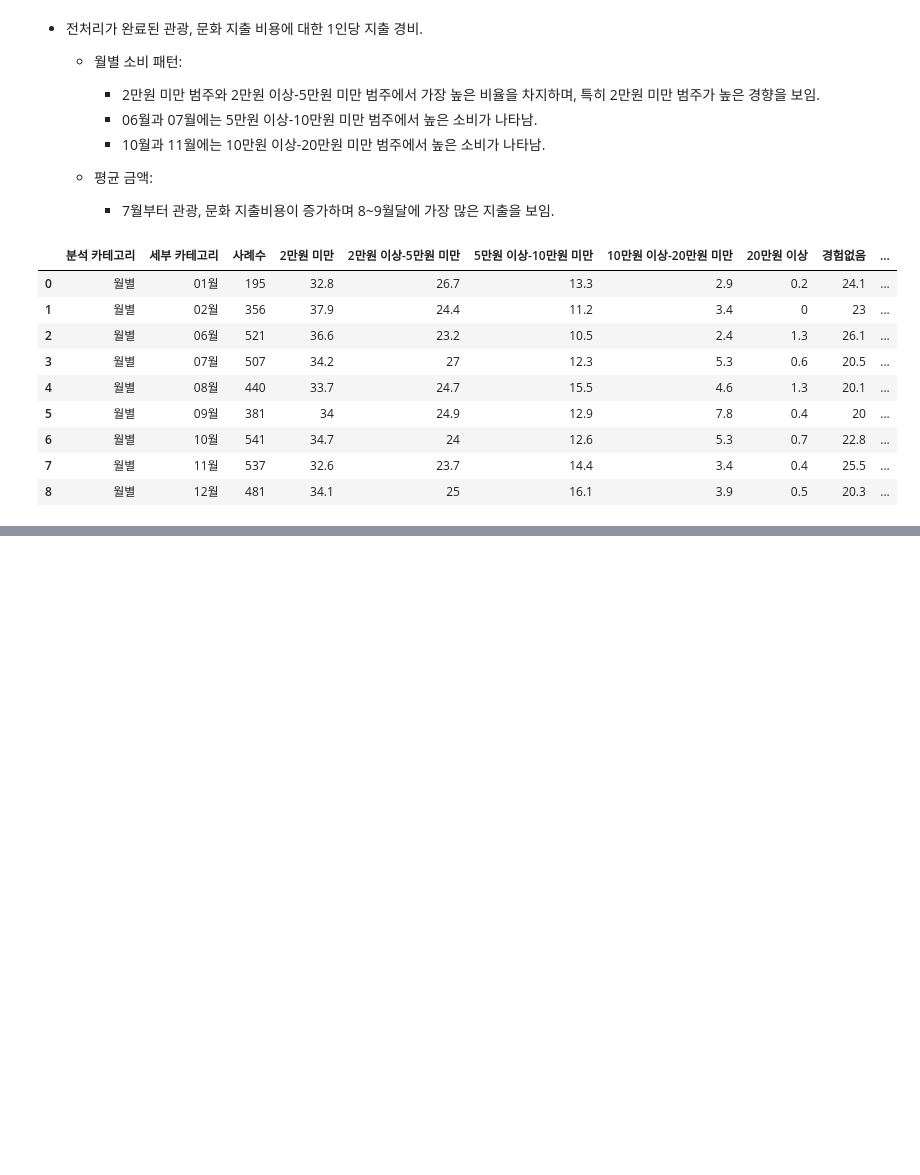
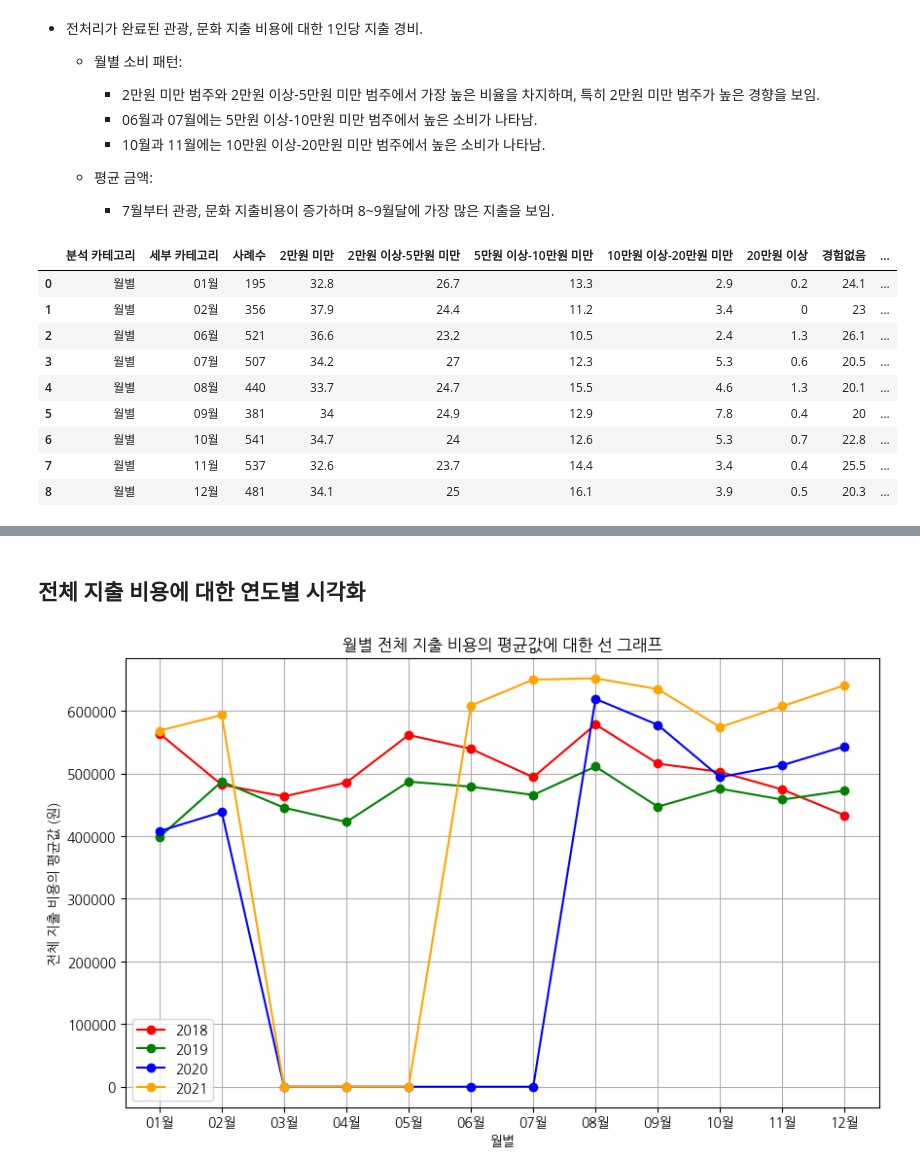
Before and after one commit to HaJeong-K/Jeju_project, a Jupyter notebook: 물가 전체 데이터.ipynb, the cells around one changed output, grey strips where cells are left out. Saved outputs shown, nothing was run; the diff lists cells and outputs as text; code cells hidden in the pictures; blank space fills up the shorter version.

```diff
--- a/물가 전체 데이터.ipynb
+++ b/물가 전체 데이터.ipynb
@@ -2848,0 +2910,61 @@ culture_cost_2021
+# %% [markdown]
+## 전체 지출 비용에 대한 연도별 시각화
+# %%
+import matplotlib.pyplot as plt
+%matplotlib inline
+
+# 각 연도별 월별 평균값을 정수형 리스트로 변환하기
+total_mean_cost_2018 = total_cost_2018['평균'].astype(int).tolist()
+total_mean_cost_2019 = total_cost_2019['평균'].astype(int).tolist()
+total_mean_cost_2020 = total_cost_2020['평균'].astype(int).tolist()
+total_mean_cost_2021 = total_cost_2021['평균'].astype(int).tolist()
+
+months = ['01월', '02월', '03월', '04월', '05월', '06월', '07월', '08월', '09월', '10월', '11월', '12월']
+
+# 2020년, 2021년 결측치 처리
+missing_months_2020 = ['03월', '04월', '05월', '06월', '07월']
+missing_months_2021 = ['03월', '04월', '05월']
+
+# 2020년 데이터 정의 및 결측치 추가
+months_2020 = months.copy()
+total_mean_cost_2020 = total_mean_cost_2020.copy()
+
+for month in missing_months_2020:
+    idx = months_2020.index(month)
+    total_mean_cost_2020.insert(idx, 0)
+
+# 2021년 데이터 정의 및 결측치 추가
+months_2021 = months.copy()
+total_mean_cost_2021 = total_mean_cost_2021.copy()
+
+for month in missing_months_2021:
+    idx = months_2021.index(month)
+    total_mean_cost_2021.insert(idx, 0)
+
+
+plt.figure(figsize=(10, 6))
+
+plt.plot(months, total_mean_cost_2018, marker='o', linestyle='-', color='red', label='2018')
+plt.plot(months, total_mean_cost_2019, marker='o', linestyle='-', color='green', label='2019')
+plt.plot(months, total_mean_cost_2020, marker='o', linestyle='-', color='blue', label='2020')
+plt.plot(months, total_mean_cost_2021, marker='o', linestyle='-', color='orange', label='2021')
+
+plt.xlabel('월별')
+plt.ylabel('전체 지출 비용의 평균값 (원)')
+plt.title('월별 전체 지출 비용의 평균값에 대한 선 그래프')
+plt.grid(True)
+plt.legend()
+
+'''
+각 값의 데이터 레이블 설정
+
+for i in range(len(months)):
+    plt.text(months[i], culture_mean_cost_2018[i], str(culture_mean_cost_2018[i]), ha='center', va='bottom', fontsize=10, color='red')
+    plt.text(months[i], culture_mean_cost_2019[i], str(culture_mean_cost_2019[i]), ha='center', va='bottom', fontsize=10, color='green')
+    plt.text(months[i], culture_mean_cost_2020[i], str(culture_mean_cost_2020[i]), ha='center', va='bottom', fontsize=10, color='blue')
+    plt.text(months[i], culture_mean_cost_2021[i], str(culture_mean_cost_2021[i]), ha='center', va='bottom', fontsize=10, color='black')
+'''
+
+plt.show()
+# %% [output]
+[figure, added]
```
Also changed, not shown: parts of 13 cells of this notebook.
